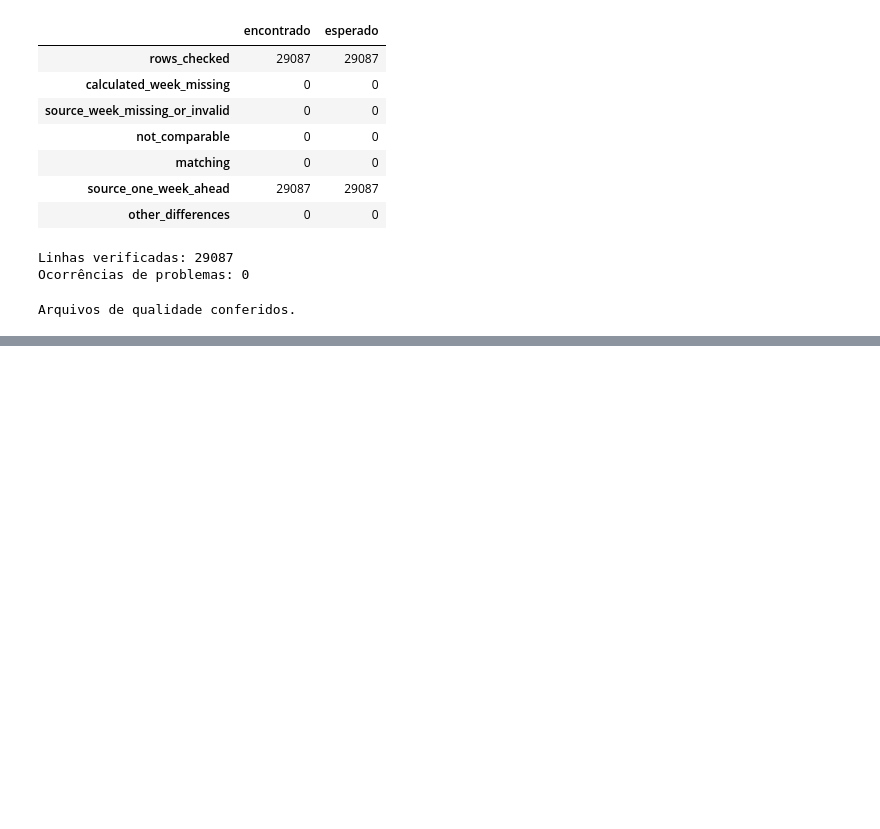
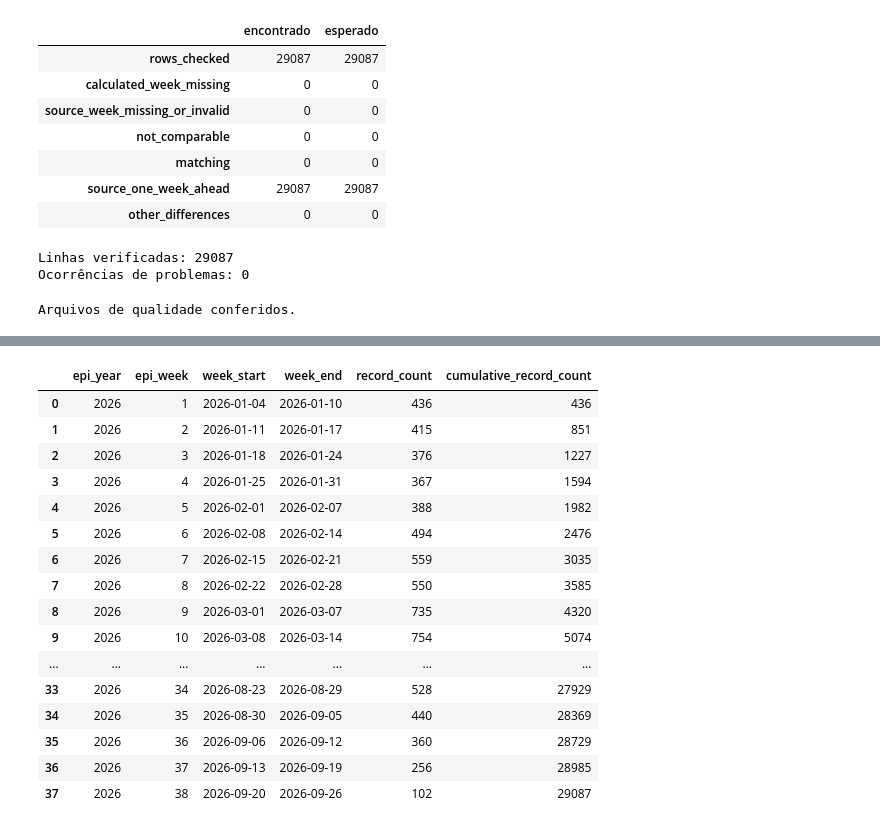
Before and after one commit to MatheusRPessoa/Sentinela, a Jupyter notebook: notebooks/exploracao_srag_2026.ipynb, the cells around one changed output, grey strips where cells are left out. Saved outputs shown, nothing was run; the diff lists cells and outputs as text; code cells hidden in the pictures; blank space fills up the shorter version.

```diff
--- a/notebooks/exploracao_srag_2026.ipynb
+++ b/notebooks/exploracao_srag_2026.ipynb
@@ -1124,0 +1195,64 @@ Arquivos de qualidade conferidos.
+# %%
+last_week = int(analysis_df["EPI_WEEK_CALCULATED"].max())
+
+weekly_series = (
+    analysis_df
+    .groupby("EPI_WEEK_CALCULATED")
+    .size()
+    .reindex(range(1, last_week + 1), fill_value=0)
+    .rename_axis("epi_week")
+    .reset_index(name="record_count")
+)
+
+weekly_series.insert(0, "epi_year", 2026)
+
+# Mesmo calendário utilizado no processamento.
+first_week_start = pd.Timestamp("2026-01-04")
+
+weekly_series["week_start"] = (
+    first_week_start
+    + pd.to_timedelta((weekly_series["epi_week"] - 1) * 7, unit="D")
+)
+
+weekly_series["week_end"] = (
+    weekly_series["week_start"] + pd.Timedelta(days=6)
+)
+
+weekly_series["cumulative_record_count"] = (
+    weekly_series["record_count"].cumsum()
+)
+
+weekly_series = weekly_series[
+    [
+        "epi_year",
+        "epi_week",
+        "week_start",
+        "week_end",
+        "record_count",
+        "cumulative_record_count",
+    ]
+]
+
+assert weekly_series["record_count"].sum() == len(analysis_df)
+assert weekly_series["cumulative_record_count"].iloc[-1] == len(analysis_df)
+assert weekly_series["epi_week"].is_unique
+
+display(weekly_series)
+# %% [output]
+|  | epi_year | epi_week | week_start | week_end | record_count | cumulative_record_count |
+| 0 | 2026 | 1 | 2026-01-04 | 2026-01-10 | 436 | 436 |
+| 1 | 2026 | 2 | 2026-01-11 | 2026-01-17 | 415 | 851 |
+| 2 | 2026 | 3 | 2026-01-18 | 2026-01-24 | 376 | 1227 |
+| 3 | 2026 | 4 | 2026-01-25 | 2026-01-31 | 367 | 1594 |
+| 4 | 2026 | 5 | 2026-02-01 | 2026-02-07 | 388 | 1982 |
+| 5 | 2026 | 6 | 2026-02-08 | 2026-02-14 | 494 | 2476 |
+| 6 | 2026 | 7 | 2026-02-15 | 2026-02-21 | 559 | 3035 |
+| 7 | 2026 | 8 | 2026-02-22 | 2026-02-28 | 550 | 3585 |
+| 8 | 2026 | 9 | 2026-03-01 | 2026-03-07 | 735 | 4320 |
+| 9 | 2026 | 10 | 2026-03-08 | 2026-03-14 | 754 | 5074 |
+| ... | ... | ... | ... | ... | ... | ... |
+| 33 | 2026 | 34 | 2026-08-23 | 2026-08-29 | 528 | 27929 |
+| 34 | 2026 | 35 | 2026-08-30 | 2026-09-05 | 440 | 28369 |
+| 35 | 2026 | 36 | 2026-09-06 | 2026-09-12 | 360 | 28729 |
+| 36 | 2026 | 37 | 2026-09-13 | 2026-09-19 | 256 | 28985 |
+| 37 | 2026 | 38 | 2026-09-20 | 2026-09-26 | 102 | 29087 |
```
Also changed, not shown: parts of 13 cells of this notebook.
